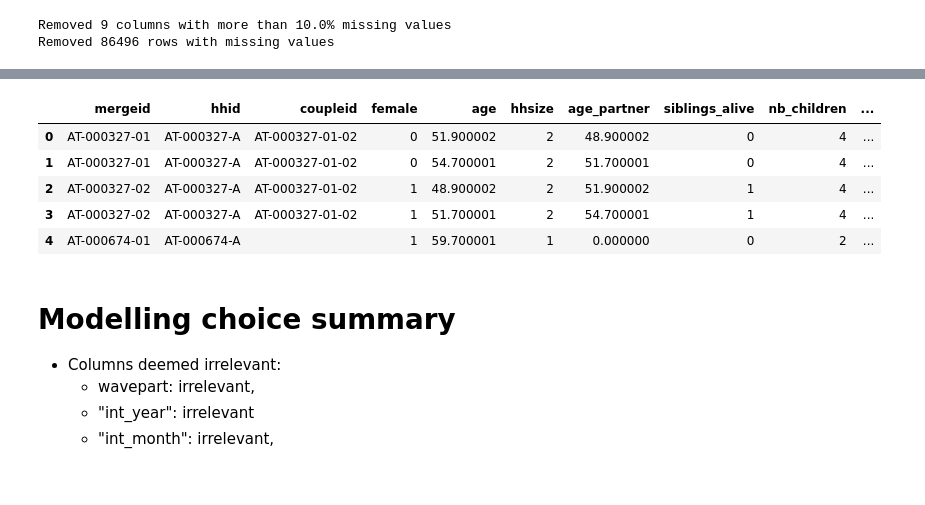
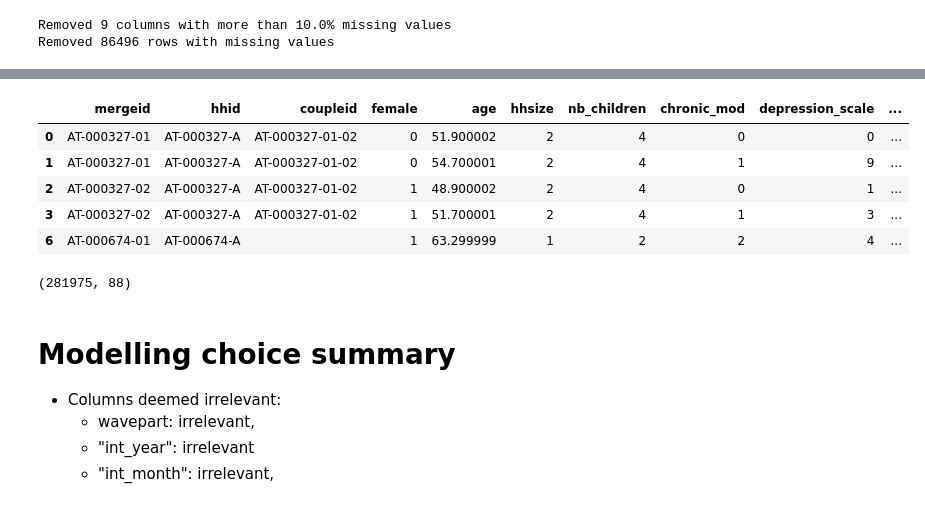
Before and after one commit to big-ucl/functional-effects-model, a Jupyter notebook: src/data_preprocessing.ipynb, the cells around one changed output, grey strips where cells are left out. Saved outputs shown, nothing was run; the diff lists cells and outputs as text; code cells hidden in the pictures.

```diff
--- a/src/data_preprocessing.ipynb
+++ b/src/data_preprocessing.ipynb
@@ -274,10 +269,7 @@ cols_one_five_NA = [
     "has_citizenship",
     "mother_alive",
     "father_alive",
-    "ch007_hh",
-    "ch007_km",
     "sp002_mod",
-    "sp008_",
     "hc012_",
     "smoking",
     "ever_smoked",
@@ -286,7 +278,6 @@ cols_one_five_NA = [
 cols_cont_NA = [
     "age",
     "nb_children",
-    "nb_grandchildren",
     "chronic_mod",
     "nb_doctor_visits",
     "maxgrip",
@@ -308,7 +299,6 @@ cols_cat_NA = [
     "partnerinhh",
     "sphus",
     "hc029_",
-    "br010_mod",
     "br015_",
     "co007_",
     "ep005_"
@@ -357,16 +347,6 @@ cat_mapping = {
         3: "yes_permanently",
         5: "no",
     },
-    "br010_mod": {
-        -1: "NA",
-        1: "not_at_all",
-        2: "less_than_once_a_month",
-        3: "once_twice_a_month",
-        4: "once_twice_a_week",
-        5: "three_four_times_a_week",
-        6: "five_six_times_a_week",
-        7: "every_day",
-    },
     "br015_": {
         -1: "NA",
         1: "more_than_once_a_week",
@@ -438,15 +434,18 @@ KeyError: 'ch007_hh'
 
 cols_to_get_dummies = [col for col in df_prepro.columns if "NA" not in col and col not in cols_cont_NA and col not in ["mergeid", "hhid", "coupleid", "int_version", "female", "hhsize", "depression_scale"]]
 # %%
-df_prepro_wo_drop = pd.get_dummies(df_prepro, columns=cols_to_get_dummies, drop_first=False, dtype=int)
-df_prepro_w_drop = pd.get_dummies(df_prepro, columns=cols_to_get_dummies, drop_first=True, dtype=int)
+df_prepro = pd.get_dummies(df_prepro, columns=cols_to_get_dummies, drop_first=True, dtype=int)
 # %%
-df_prepro_wo_drop.head()
+df_prepro.head()
 # %% [output]
-|  | mergeid | hhid | coupleid | female | age | hhsize | age_partner | siblings_alive | nb_children | ... |
-| 0 | AT-000327-01 | AT-000327-A | AT-000327-01-02 | 0 | 51.900002 | 2 | 48.900002 | 0 | 4 | ... |
-| 1 | AT-000327-01 | AT-000327-A | AT-000327-01-02 | 0 | 54.700001 | 2 | 51.700001 | 0 | 4 | ... |
-| 2 | AT-000327-02 | AT-000327-A | AT-000327-01-02 | 1 | 48.900002 | 2 | 51.900002 | 1 | 4 | ... |
-| 3 | AT-000327-02 | AT-000327-A | AT-000327-01-02 | 1 | 51.700001 | 2 | 54.700001 | 1 | 4 | ... |
-| 4 | AT-000674-01 | AT-000674-A |  | 1 | 59.700001 | 1 | 0.000000 | 0 | 2 | ... |
+|  | mergeid | hhid | coupleid | female | age | hhsize | nb_children | chronic_mod | depression_scale | ... |
+| 0 | AT-000327-01 | AT-000327-A | AT-000327-01-02 | 0 | 51.900002 | 2 | 4 | 0 | 0 | ... |
+| 1 | AT-000327-01 | AT-000327-A | AT-000327-01-02 | 0 | 54.700001 | 2 | 4 | 1 | 9 | ... |
+| 2 | AT-000327-02 | AT-000327-A | AT-000327-01-02 | 1 | 48.900002 | 2 | 4 | 0 | 1 | ... |
+| 3 | AT-000327-02 | AT-000327-A | AT-000327-01-02 | 1 | 51.700001 | 2 | 4 | 1 | 3 | ... |
+| 6 | AT-000674-01 | AT-000674-A |  | 1 | 63.299999 | 1 | 2 | 2 | 4 | ... |
+# %%
+df_prepro.shape
+# %% [output]
+(281975, 88)
 # %%
```
Also changed, not shown: parts of 6 cells of this notebook, 17 other files.
